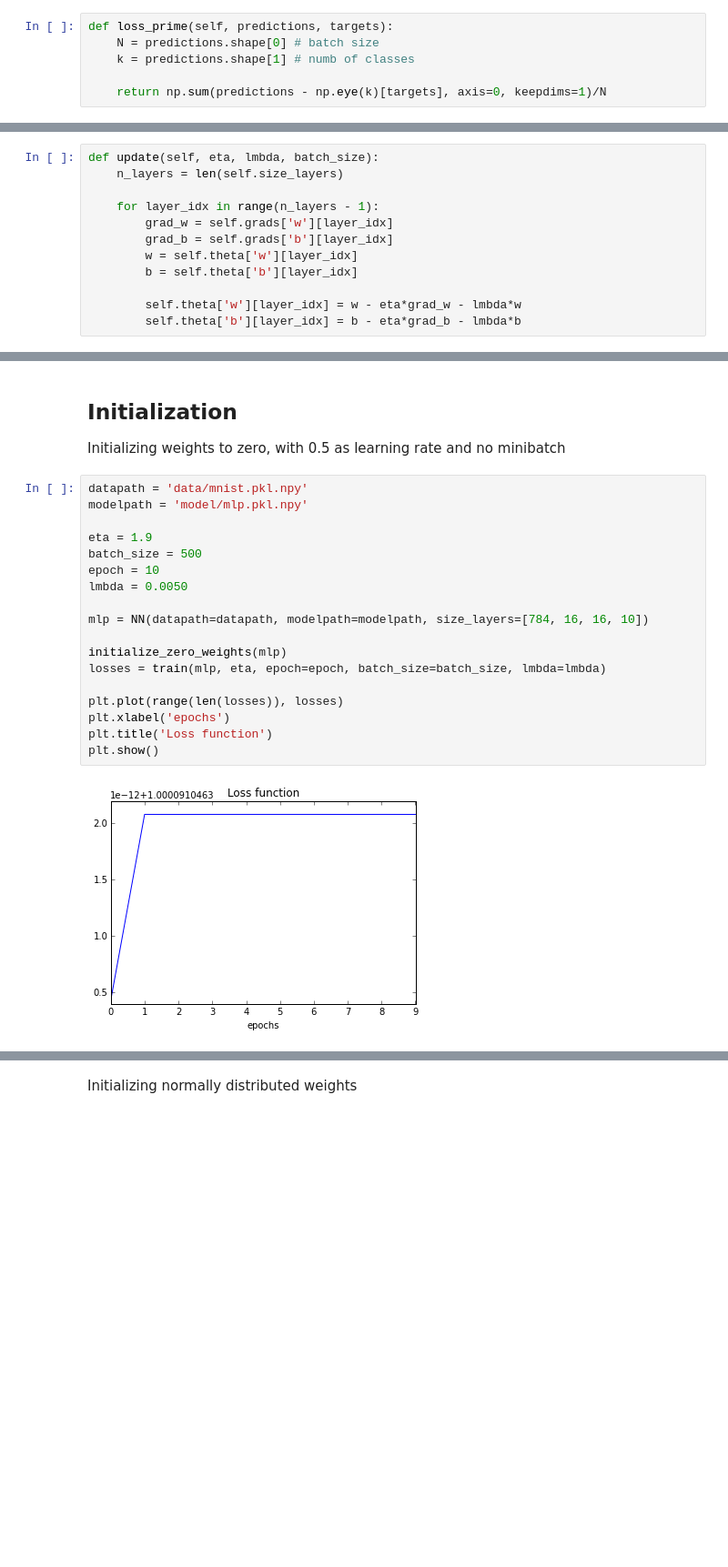
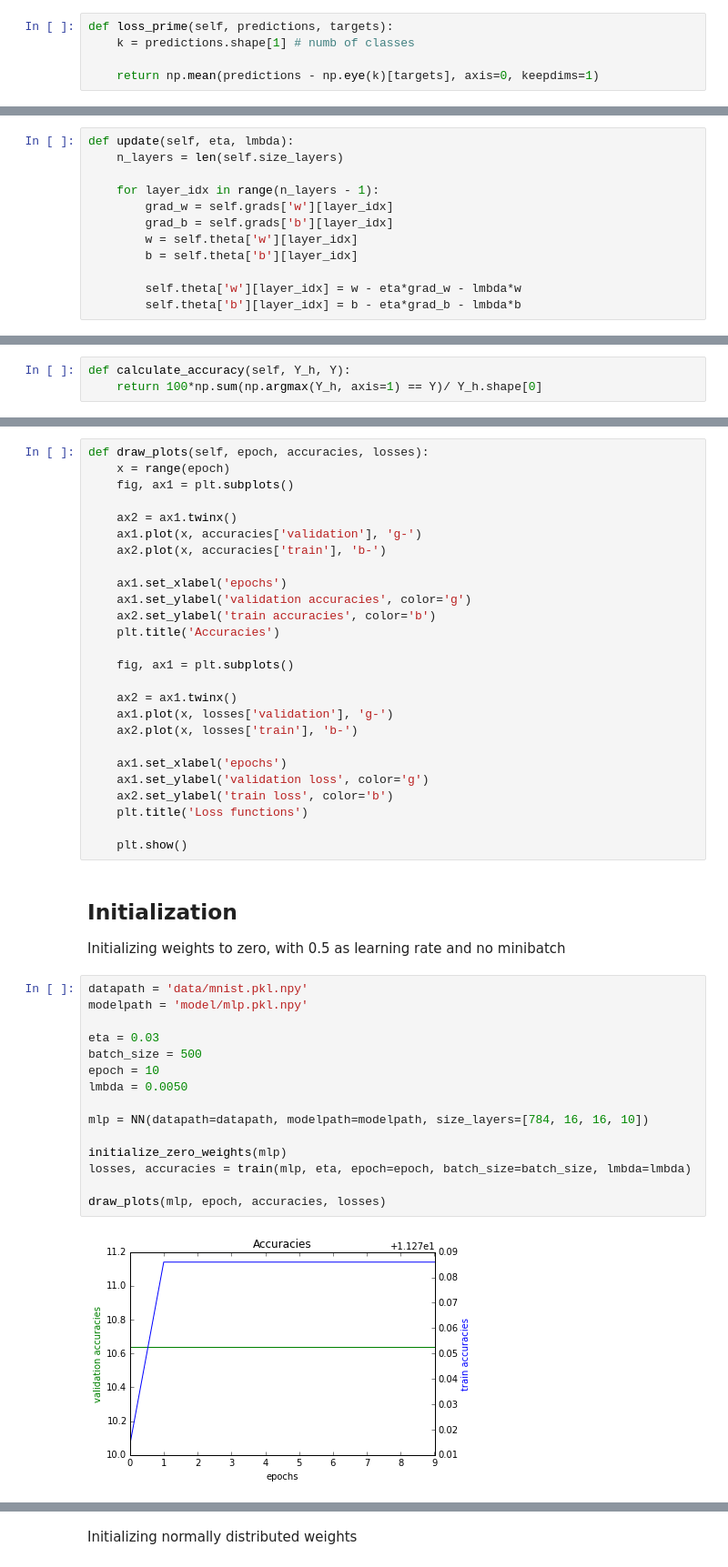
Before and after one commit to mabounassif/IFT6135H19_assignment, a Jupyter notebook: mlp.ipynb, the cells around one changed output, grey strips where cells are left out. Shown at 91% size. Cells and saved outputs as stored; diff of their text form; blank space fills up the shorter version.

```diff
--- a/mlp.ipynb
+++ b/mlp.ipynb
@@ -150,9 +150,8 @@ def loss(self, predictions, targets):
 # %%
 def loss_prime(self, predictions, targets):
-    N = predictions.shape[0] # batch size
     k = predictions.shape[1] # numb of classes
 
-    return np.sum(predictions - np.eye(k)[targets], axis=0, keepdims=1)/N
+    return np.mean(predictions - np.eye(k)[targets], axis=0, keepdims=1)
 # %%
 def backward(self, Y):
     '''
@@ -182,5 +180,5 @@ def backward(self, Y):
 # %%
-def update(self, eta, lmbda, batch_size):
+def update(self, eta, lmbda):
     n_layers = len(self.size_layers)
 
     for layer_idx in range(n_layers - 1):
@@ -216,0 +202,3 @@ def train(self, eta, epoch=20, batch_size=1000, lmbda=0.5):
+# %%
+def calculate_accuracy(self, Y_h, Y):
+    return 100*np.sum(np.argmax(Y_h, axis=1) == Y)/ Y_h.shape[0]
@@ -233,3 +268,29 @@ def validate(self):
+# %%
+def draw_plots(self, epoch, accuracies, losses):
+    x = range(epoch)
+    fig, ax1 = plt.subplots()
+
+    ax2 = ax1.twinx()
+    ax1.plot(x, accuracies['validation'], 'g-')
+    ax2.plot(x, accuracies['train'], 'b-')
+
+    ax1.set_xlabel('epochs')
+    ax1.set_ylabel('validation accuracies', color='g')
+    ax2.set_ylabel('train accuracies', color='b')
+    plt.title('Accuracies')
+
+    fig, ax1 = plt.subplots()
+
+    ax2 = ax1.twinx()
+    ax1.plot(x, losses['validation'], 'g-')
+    ax2.plot(x, losses['train'], 'b-')
+
+    ax1.set_xlabel('epochs')
+    ax1.set_ylabel('validation loss', color='g')
+    ax2.set_ylabel('train loss', color='b')
+    plt.title('Loss functions')
+
+    plt.show()
 # %% [markdown]
 ## Initialization
 
@@ -237,20 +298,17 @@ Initializing weights to zero, with 0.5 as learning rate and no minibatch
 # %%
 datapath = 'data/mnist.pkl.npy'
 modelpath = 'model/mlp.pkl.npy'
 
-eta = 1.9
+eta = 0.03
 batch_size = 500
 epoch = 10
 lmbda = 0.0050
 
 mlp = NN(datapath=datapath, modelpath=modelpath, size_layers=[784, 16, 16, 10])
 
 initialize_zero_weights(mlp)
-losses = train(mlp, eta, epoch=epoch, batch_size=batch_size, lmbda=lmbda)
+losses, accuracies = train(mlp, eta, epoch=epoch, batch_size=batch_size, lmbda=lmbda)
 
-plt.plot(range(len(losses)), losses)
-plt.xlabel('epochs')
-plt.title('Loss function')
-plt.show()
+draw_plots(mlp, epoch, accuracies, losses)
 # %% [output]
-[figure, old version]
+[figure, new version]
```
Also changed, not shown: parts of 13 cells of this notebook.
